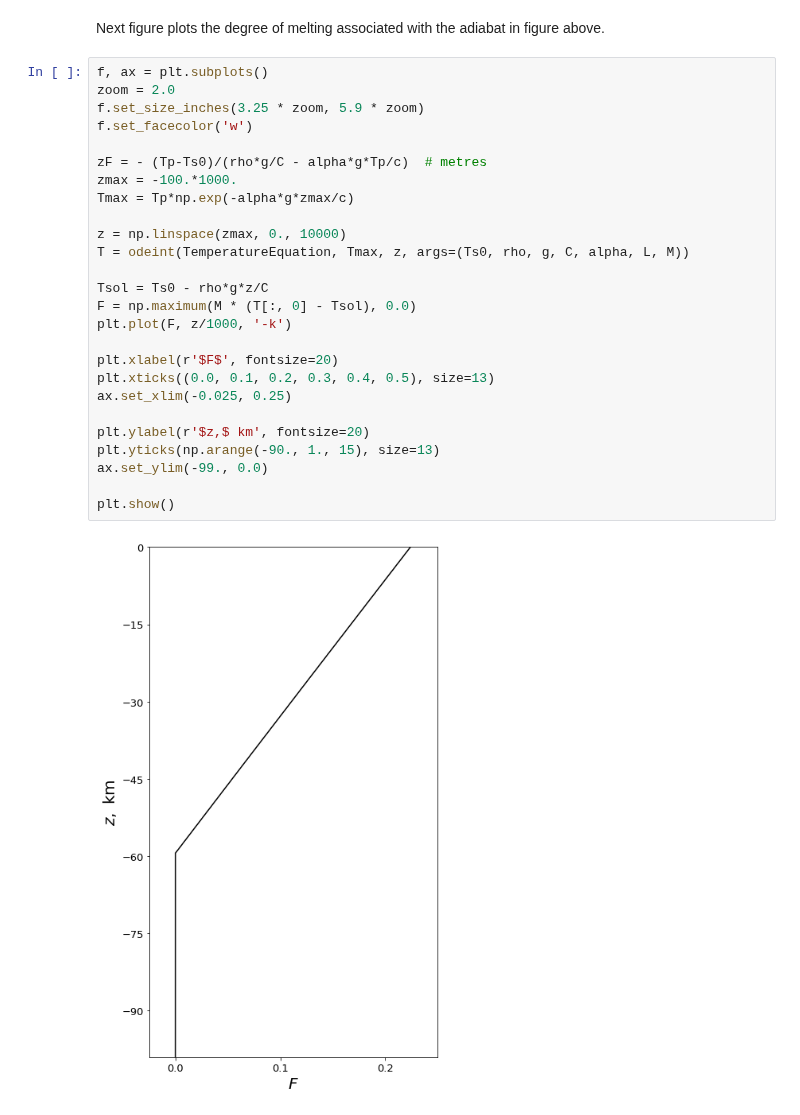
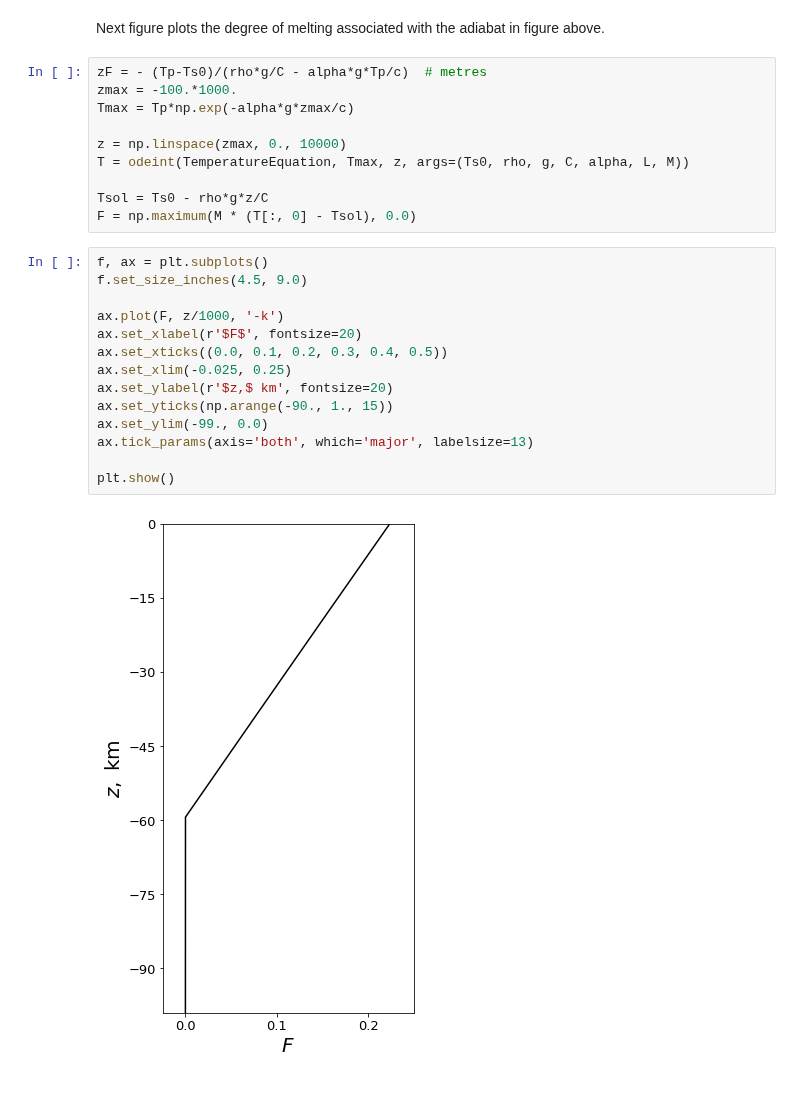
Before and after one commit to FoaLab/partially-molten-rock-PUP, a Jupyter notebook: content/ch08.ipynb, the cells around one changed output. Saved outputs shown, nothing was run; the diff lists cells and outputs as text.

```diff
--- a/content/ch08.ipynb
+++ b/content/ch08.ipynb
@@ -155,11 +150,6 @@ plt.show()
 # %% [markdown]
 Next figure plots the degree of melting associated with the adiabat in figure above.
 # %%
-f, ax = plt.subplots()
-zoom = 2.0
-f.set_size_inches(3.25 * zoom, 5.9 * zoom)
-f.set_facecolor('w')
-
 zF = - (Tp-Ts0)/(rho*g/C - alpha*g*Tp/c)  # metres
 zmax = -100.*1000.
 Tmax = Tp*np.exp(-alpha*g*zmax/c)
@@ -169,16 +159,19 @@ T = odeint(TemperatureEquation, Tmax, z, args=(Ts0, rho, g, C, alpha, L, M))
 
 Tsol = Ts0 - rho*g*z/C
 F = np.maximum(M * (T[:, 0] - Tsol), 0.0)
-plt.plot(F, z/1000, '-k')
-
-plt.xlabel(r'$F$', fontsize=20)
-plt.xticks((0.0, 0.1, 0.2, 0.3, 0.4, 0.5), size=13)
-ax.set_xlim(-0.025, 0.25)
-
-plt.ylabel(r'$z,$ km', fontsize=20)
-plt.yticks(np.arange(-90., 1., 15), size=13)
-ax.set_ylim(-99., 0.0)
-
-plt.show()
-# %% [output]
-[figure, removed]
+# %%
+f, ax = plt.subplots()
+f.set_size_inches(4.5, 9.0)
+
+ax.plot(F, z/1000, '-k')
+ax.set_xlabel(r'$F$', fontsize=20)
+ax.set_xticks((0.0, 0.1, 0.2, 0.3, 0.4, 0.5))
+ax.set_xlim(-0.025, 0.25)
+ax.set_ylabel(r'$z,$ km', fontsize=20)
+ax.set_yticks(np.arange(-90., 1., 15))
+ax.set_ylim(-99., 0.0)
+ax.tick_params(axis='both', which='major', labelsize=13)
+
+plt.show()
+# %% [output]
+[figure, added]
```
Also changed, not shown: parts of 6 cells of this notebook.
